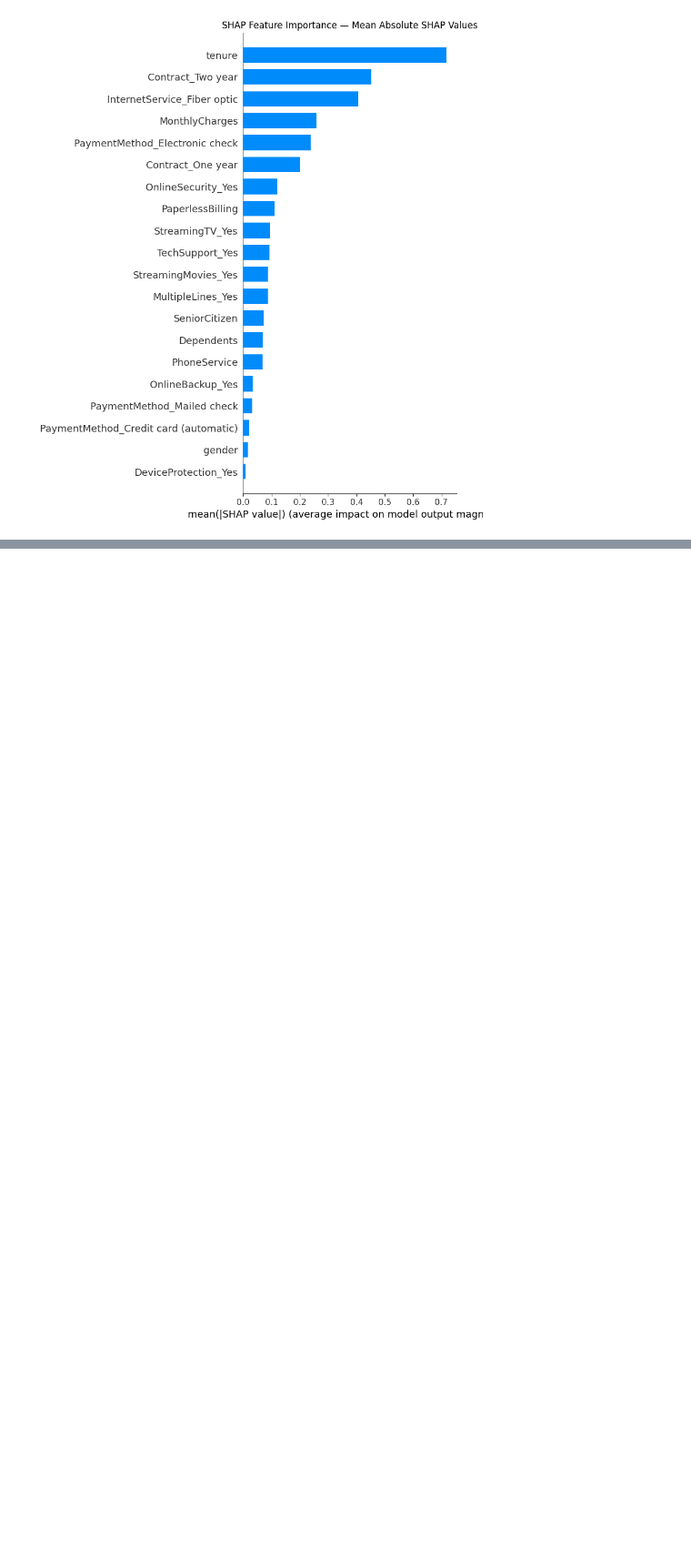
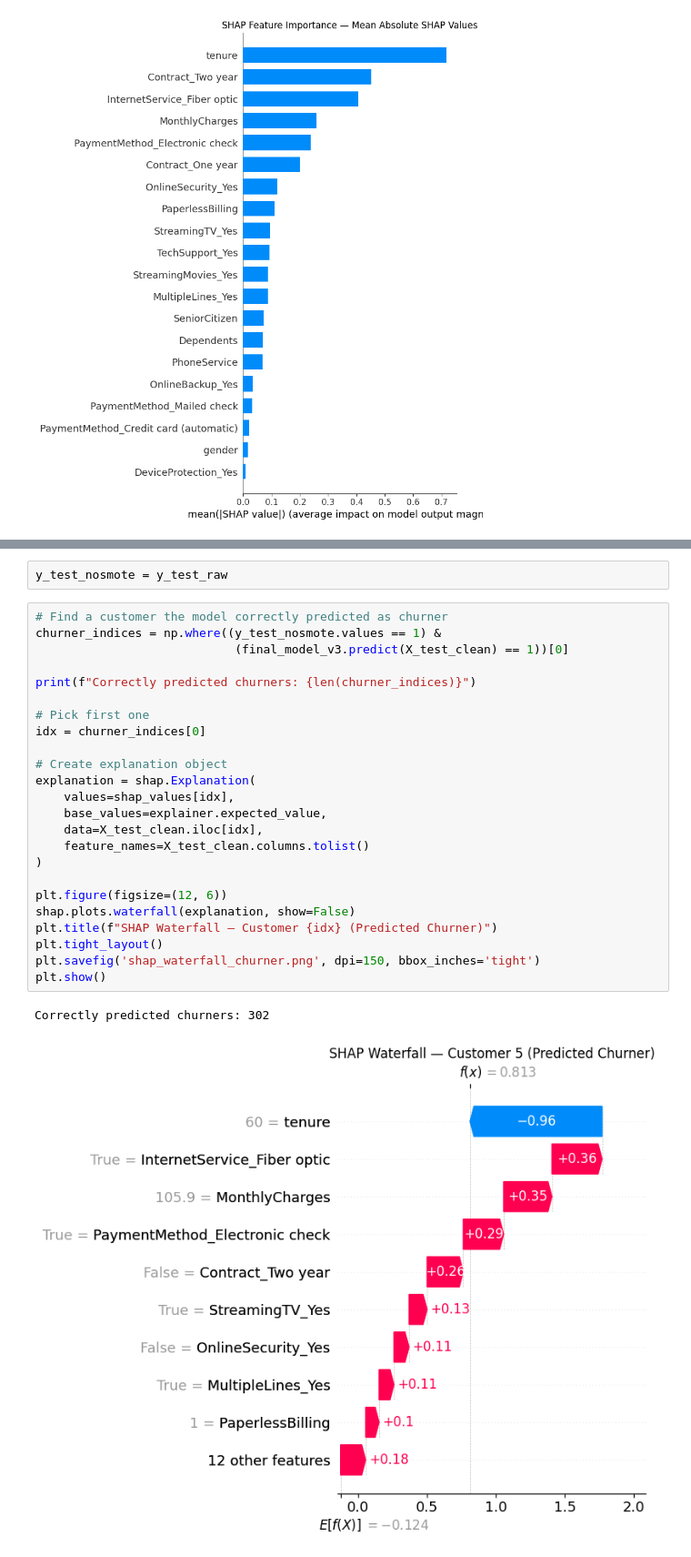
Before and after one commit to Integenpiyush/churn-prediction-catboost, a Jupyter notebook: notebooks/03_models.ipynb, the cells around one changed output, grey strips where cells are left out. Shown at 91% size. Saved outputs shown, nothing was run; the diff lists cells and outputs as text; blank space fills up the shorter version.

```diff
--- a/notebooks/03_models.ipynb
+++ b/notebooks/03_models.ipynb
@@ -744,0 +780,29 @@ plt.show()
+# %%
+y_test_nosmote = y_test_raw
+# %%
+# Find a customer the model correctly predicted as churner
+churner_indices = np.where((y_test_nosmote.values == 1) &
+                            (final_model_v3.predict(X_test_clean) == 1))[0]
+
+print(f"Correctly predicted churners: {len(churner_indices)}")
+
+# Pick first one
+idx = churner_indices[0]
+
+# Create explanation object
+explanation = shap.Explanation(
+    values=shap_values[idx],
+    base_values=explainer.expected_value,
+    data=X_test_clean.iloc[idx],
+    feature_names=X_test_clean.columns.tolist()
+)
+
+plt.figure(figsize=(12, 6))
+shap.plots.waterfall(explanation, show=False)
+plt.title(f"SHAP Waterfall — Customer {idx} (Predicted Churner)")
+plt.tight_layout()
+plt.savefig('shap_waterfall_churner.png', dpi=150, bbox_inches='tight')
+plt.show()
+# %% [output]
+Correctly predicted churners: 302
+[figure, added]
```
Also changed, not shown: parts of 7 cells of this notebook.
